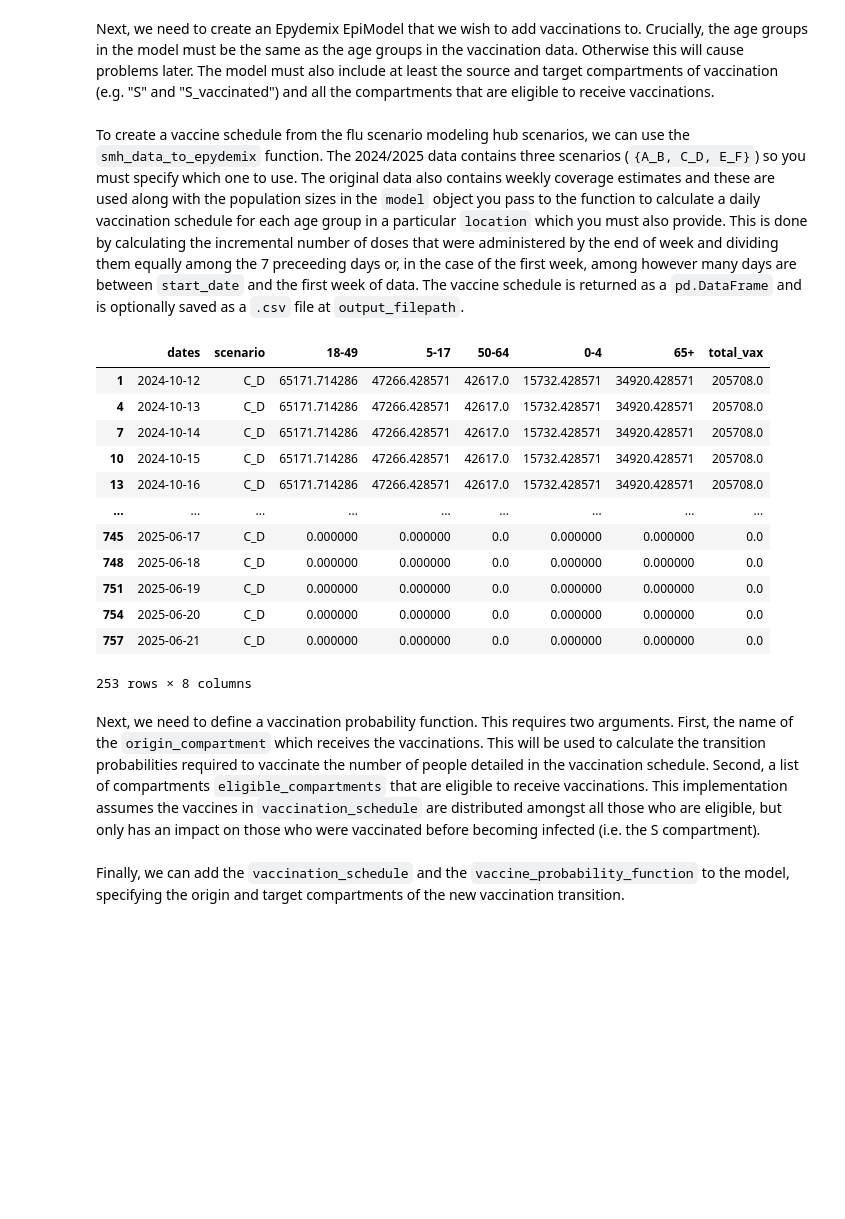
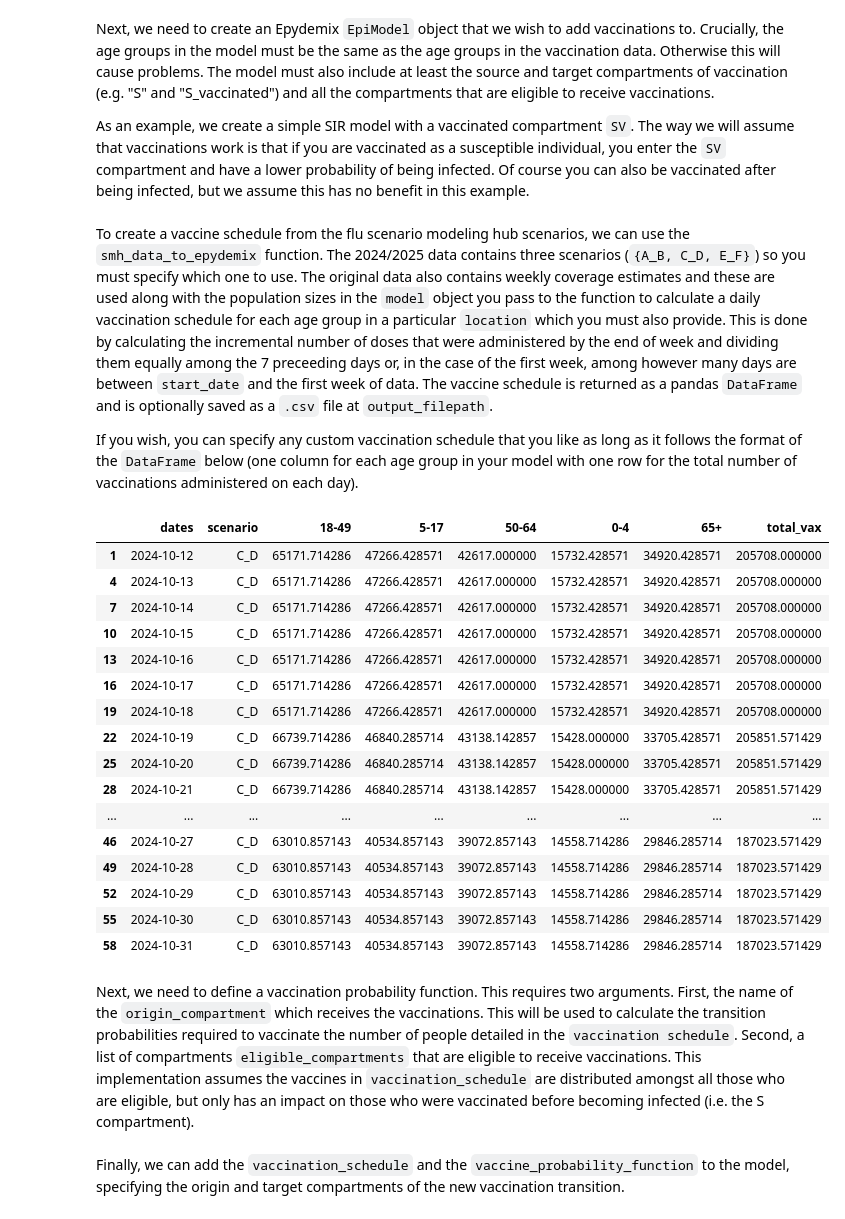
Before and after one commit to mobs-lab/epymodelingsuite, a Jupyter notebook: tutorials/Tutorial_Vaccinations.ipynb, the cells around one changed output. Saved outputs shown, nothing was run; the diff lists cells and outputs as text; code cells hidden in the pictures; blank space fills up the shorter version.

```diff
--- a/tutorials/Tutorial_Vaccinations.ipynb
+++ b/tutorials/Tutorial_Vaccinations.ipynb
@@ -17,5 +16,7 @@ from flumodelingsuite.vaccinations import smh_data_to_epydemix, make_vaccination
 # %% [markdown]
-Next, we need to create an Epydemix EpiModel that we wish to add vaccinations to. Crucially, the age groups in the model must be the same as the age groups in the vaccination data. Otherwise this will cause problems later. The model must also include at least the source and target compartments of vaccination (e.g. "S" and "S_vaccinated") and all the compartments that are eligible to receive vaccinations.
+Next, we need to create an Epydemix `EpiModel` object that we wish to add vaccinations to. Crucially, the age groups in the model must be the same as the age groups in the vaccination data. Otherwise this will cause problems. The model must also include at least the source and target compartments of vaccination (e.g. "S" and "S_vaccinated") and all the compartments that are eligible to receive vaccinations.
+
+As an example, we create a simple SIR model with a vaccinated compartment `SV`. The way we will assume that vaccinations work is that if you are vaccinated as a susceptible individual, you enter the `SV` compartment and have a lower probability of being infected. Of course you can also be vaccinated after being infected, but we assume this has no benefit in this example.
 # %%
 # define example model
 population = load_epydemix_population("United_States_California", age_group_mapping={
@@ -38,28 +39,34 @@ model.add_transition("S", "I", params=("beta", "I"), kind="mediated")
 model.add_transition("SV", "I", params=("(1 - VE) * beta", "I"), kind="mediated")
 model.add_transition("I", "R", params=("mu"), kind="spontaneous")
 # %% [markdown]
-To create a vaccine schedule from the flu scenario modeling hub scenarios, we can use the `smh_data_to_epydemix` function. The 2024/2025 data contains three scenarios (`{A_B, C_D, E_F}`) so you must specify which one to use. The original data also contains weekly coverage estimates and these are used along with the population sizes in the `model` object you pass to the function to calculate a daily vaccination schedule for each age group in a particular `location` which you must also provide. This is done by calculating the incremental number of doses that were administered by the end of week and dividing them equally among the 7 preceeding days or, in the case of the first week, among however many days are between `start_date` and the first week of data. The vaccine schedule is returned as a `pd.DataFrame` and is optionally saved as a `.csv` file at `output_filepath`.
+To create a vaccine schedule from the flu scenario modeling hub scenarios, we can use the `smh_data_to_epydemix` function. The 2024/2025 data contains three scenarios (`{A_B, C_D, E_F}`) so you must specify which one to use. The original data also contains weekly coverage estimates and these are used along with the population sizes in the `model` object you pass to the function to calculate a daily vaccination schedule for each age group in a particular `location` which you must also provide. This is done by calculating the incremental number of doses that were administered by the end of week and dividing them equally among the 7 preceeding days or, in the case of the first week, among however many days are between `start_date` and the first week of data. The vaccine schedule is returned as a pandas `DataFrame` and is optionally saved as a `.csv` file at `output_filepath`.
+
+If you wish, you can specify any custom vaccination schedule that you like as long as it follows the format of the `DataFrame` below (one column for each age group in your model with one row for the total number of vaccinations administered on each day).
 # %%
-start_date = "2024-10-12"
-end_date = "2025-06-21"
-vaccination_schedule = smh_data_to_epydemix(input_filepath = 'data/vaccine_scenarios_2425.csv', start_date=start_date, end_date=end_date,
+date_start = dt.date(2024, 10, 11)
+date_stop = dt.date(2025, 6, 21)
+vaccination_schedule = smh_data_to_epydemix(input_filepath = 'data/vaccine_scenarios_2425.csv', start_date=date_start, end_date=date_stop,
     location = "California", model=model, scenario="C_D",  output_filepath = None)
 vaccination_schedule['total_vax'] = vaccination_schedule[['0-4', '5-17', '18-49', '50-64', '65+']].sum(axis=1)
-vaccination_schedule
+vaccination_schedule.head(n=20)
 # %% [output]
 |  | dates | scenario | 18-49 | 5-17 | 50-64 | 0-4 | 65+ | total_vax |
-| 1 | 2024-10-12 | C_D | 65171.714286 | 47266.428571 | 42617.0 | 15732.428571 | 34920.428571 | 205708.0 |
-| 4 | 2024-10-13 | C_D | 65171.714286 | 47266.428571 | 42617.0 | 15732.428571 | 34920.428571 | 205708.0 |
-| 7 | 2024-10-14 | C_D | 65171.714286 | 47266.428571 | 42617.0 | 15732.428571 | 34920.428571 | 205708.0 |
-| 10 | 2024-10-15 | C_D | 65171.714286 | 47266.428571 | 42617.0 | 15732.428571 | 34920.428571 | 205708.0 |
-| 13 | 2024-10-16 | C_D | 65171.714286 | 47266.428571 | 42617.0 | 15732.428571 | 34920.428571 | 205708.0 |
+| 1 | 2024-10-12 | C_D | 65171.714286 | 47266.428571 | 42617.000000 | 15732.428571 | 34920.428571 | 205708.000000 |
+| 4 | 2024-10-13 | C_D | 65171.714286 | 47266.428571 | 42617.000000 | 15732.428571 | 34920.428571 | 205708.000000 |
+| 7 | 2024-10-14 | C_D | 65171.714286 | 47266.428571 | 42617.000000 | 15732.428571 | 34920.428571 | 205708.000000 |
+| 10 | 2024-10-15 | C_D | 65171.714286 | 47266.428571 | 42617.000000 | 15732.428571 | 34920.428571 | 205708.000000 |
+| 13 | 2024-10-16 | C_D | 65171.714286 | 47266.428571 | 42617.000000 | 15732.428571 | 34920.428571 | 205708.000000 |
+| 16 | 2024-10-17 | C_D | 65171.714286 | 47266.428571 | 42617.000000 | 15732.428571 | 34920.428571 | 205708.000000 |
+| 19 | 2024-10-18 | C_D | 65171.714286 | 47266.428571 | 42617.000000 | 15732.428571 | 34920.428571 | 205708.000000 |
+| 22 | 2024-10-19 | C_D | 66739.714286 | 46840.285714 | 43138.142857 | 15428.000000 | 33705.428571 | 205851.571429 |
+| 25 | 2024-10-20 | C_D | 66739.714286 | 46840.285714 | 43138.142857 | 15428.000000 | 33705.428571 | 205851.571429 |
+| 28 | 2024-10-21 | C_D | 66739.714286 | 46840.285714 | 43138.142857 | 15428.000000 | 33705.428571 | 205851.571429 |
 | ... | ... | ... | ... | ... | ... | ... | ... | ... |
-| 745 | 2025-06-17 | C_D | 0.000000 | 0.000000 | 0.0 | 0.000000 | 0.000000 | 0.0 |
-| 748 | 2025-06-18 | C_D | 0.000000 | 0.000000 | 0.0 | 0.000000 | 0.000000 | 0.0 |
-| 751 | 2025-06-19 | C_D | 0.000000 | 0.000000 | 0.0 | 0.000000 | 0.000000 | 0.0 |
-| 754 | 2025-06-20 | C_D | 0.000000 | 0.000000 | 0.0 | 0.000000 | 0.000000 | 0.0 |
-| 757 | 2025-06-21 | C_D | 0.000000 | 0.000000 | 0.0 | 0.000000 | 0.000000 | 0.0 |
+| 46 | 2024-10-27 | C_D | 63010.857143 | 40534.857143 | 39072.857143 | 14558.714286 | 29846.285714 | 187023.571429 |
+| 49 | 2024-10-28 | C_D | 63010.857143 | 40534.857143 | 39072.857143 | 14558.714286 | 29846.285714 | 187023.571429 |
+| 52 | 2024-10-29 | C_D | 63010.857143 | 40534.857143 | 39072.857143 | 14558.714286 | 29846.285714 | 187023.571429 |
+| 55 | 2024-10-30 | C_D | 63010.857143 | 40534.857143 | 39072.857143 | 14558.714286 | 29846.285714 | 187023.571429 |
+| 58 | 2024-10-31 | C_D | 63010.857143 | 40534.857143 | 39072.857143 | 14558.714286 | 29846.285714 | 187023.571429 |
-253 rows × 8 columns
 # %% [markdown]
-Next, we need to define a vaccination probability function. This requires two arguments. First, the name of the `origin_compartment` which receives the vaccinations. This will be used to calculate the transition probabilities required to vaccinate the number of people detailed in the vaccination schedule. Second, a list of compartments `eligible_compartments` that are eligible to receive vaccinations. This implementation assumes the vaccines in `vaccination_schedule` are distributed amongst all those who are eligible, but only has an impact on those who were vaccinated before becoming infected (i.e. the S compartment).
+Next, we need to define a vaccination probability function. This requires two arguments. First, the name of the `origin_compartment` which receives the vaccinations. This will be used to calculate the transition probabilities required to vaccinate the number of people detailed in the `vaccination schedule`. Second, a list of compartments `eligible_compartments` that are eligible to receive vaccinations. This implementation assumes the vaccines in `vaccination_schedule` are distributed amongst all those who are eligible, but only has an impact on those who were vaccinated before becoming infected (i.e. the S compartment).
 # %%
```
Also changed, not shown: parts of 13 cells of this notebook, 2 other files.
